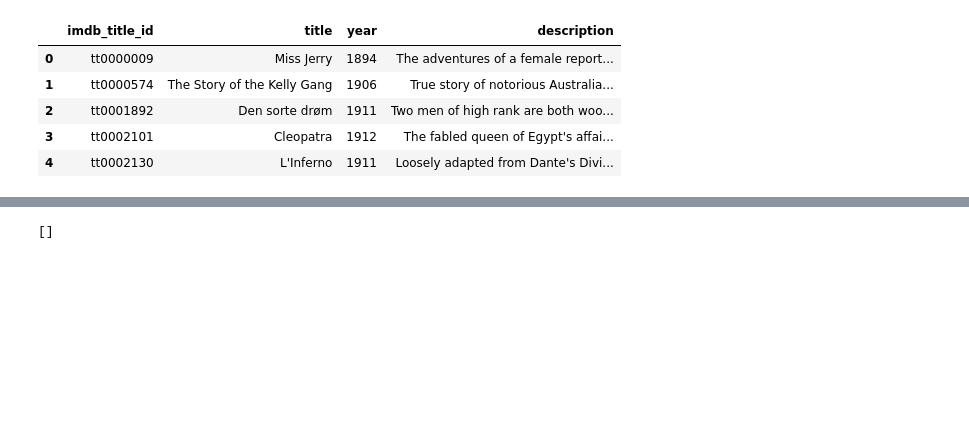
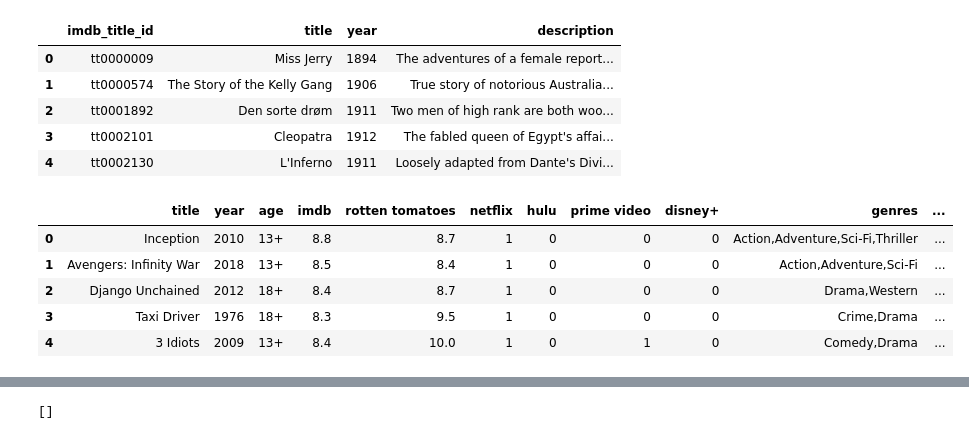
Before and after one commit to jcwells18/ETL-Project, a Jupyter notebook: data_etl.ipynb, the cells around one changed output, grey strips where cells are left out. Drawn from its saved outputs; the diff is of its cells as text; code cells hidden in the pictures; blank space fills up the shorter version.

```diff
--- a/data_etl.ipynb
+++ b/data_etl.ipynb
@@ -24,7 +44,17 @@ IMDB_movies_csv = "Resources/IMDb_movies.csv"
 IMDB_movies_df = pd.read_csv(IMDB_movies_csv)
 IMDB_movies_df.head()
 
-new_IMDB_movies_df = IMDB_movies_df[['imdb_title_id','title','year','description']]
+#drop unneccesarry columns
+IMDB_movies_df1 = IMDB_movies_df[['imdb_title_id','title','year','description']].copy()
+
+#clean year column
+IMDB_movies_df1.loc[IMDB_movies_df1['year'] == 'TV Movie 2019']
+
+new_IMDB_movies_df = IMDB_movies_df1.replace(to_replace='TV Movie 2019', value='2019')
+
+#convert year to integer for merge
+new_IMDB_movies_df['year'] = new_IMDB_movies_df['year'].astype('int64')
+
 new_IMDB_movies_df.head()
 # %% [output]
 |  | imdb_title_id | title | year | description |
@@ -33,6 +63,18 @@ new_IMDB_movies_df.head()
 | 2 | tt0001892 | Den sorte drøm | 1911 | Two men of high rank are both woo... |
 | 3 | tt0002101 | Cleopatra | 1912 | The fabled queen of Egypt's affai... |
 | 4 | tt0002130 | L'Inferno | 1911 | Loosely adapted from Dante's Divi... |
+# %%
+
+clean_movies_df = pd.merge(new_streaming_df,new_IMDB_movies_df,how="inner",left_on=['title','year'],right_on=['title','year'])
+
+clean_movies_df.head()
+# %% [output]
+|  | title | year | age | imdb | rotten tomatoes | netflix | hulu | prime video | disney+ | genres | ... |
+| 0 | Inception | 2010 | 13+ | 8.8 | 8.7 | 1 | 0 | 0 | 0 | Action,Adventure,Sci-Fi,Thriller | ... |
+| 1 | Avengers: Infinity War | 2018 | 13+ | 8.5 | 8.4 | 1 | 0 | 0 | 0 | Action,Adventure,Sci-Fi | ... |
+| 2 | Django Unchained | 2012 | 18+ | 8.4 | 8.7 | 1 | 0 | 0 | 0 | Drama,Western | ... |
+| 3 | Taxi Driver | 1976 | 18+ | 8.3 | 9.5 | 1 | 0 | 0 | 0 | Crime,Drama | ... |
+| 4 | 3 Idiots | 2009 | 13+ | 8.4 | 10.0 | 1 | 0 | 1 | 0 | Comedy,Drama | ... |
 # %%
 titles_csv = "Resources/IMDb_title.csv"
 titles_df = pd.read_csv(titles_csv)
```
Also changed, not shown: parts of 10 cells of this notebook, 1 other file.
